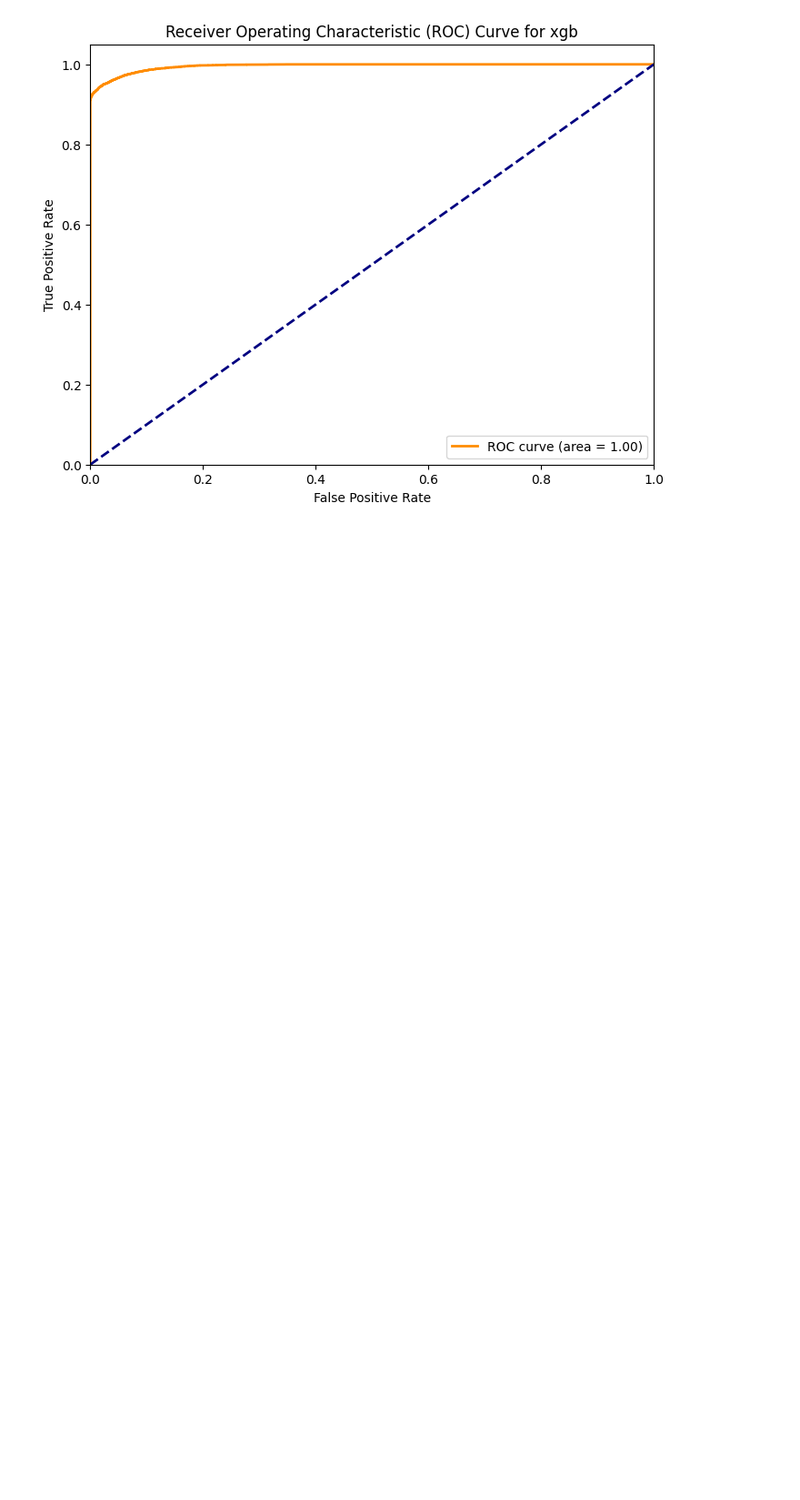
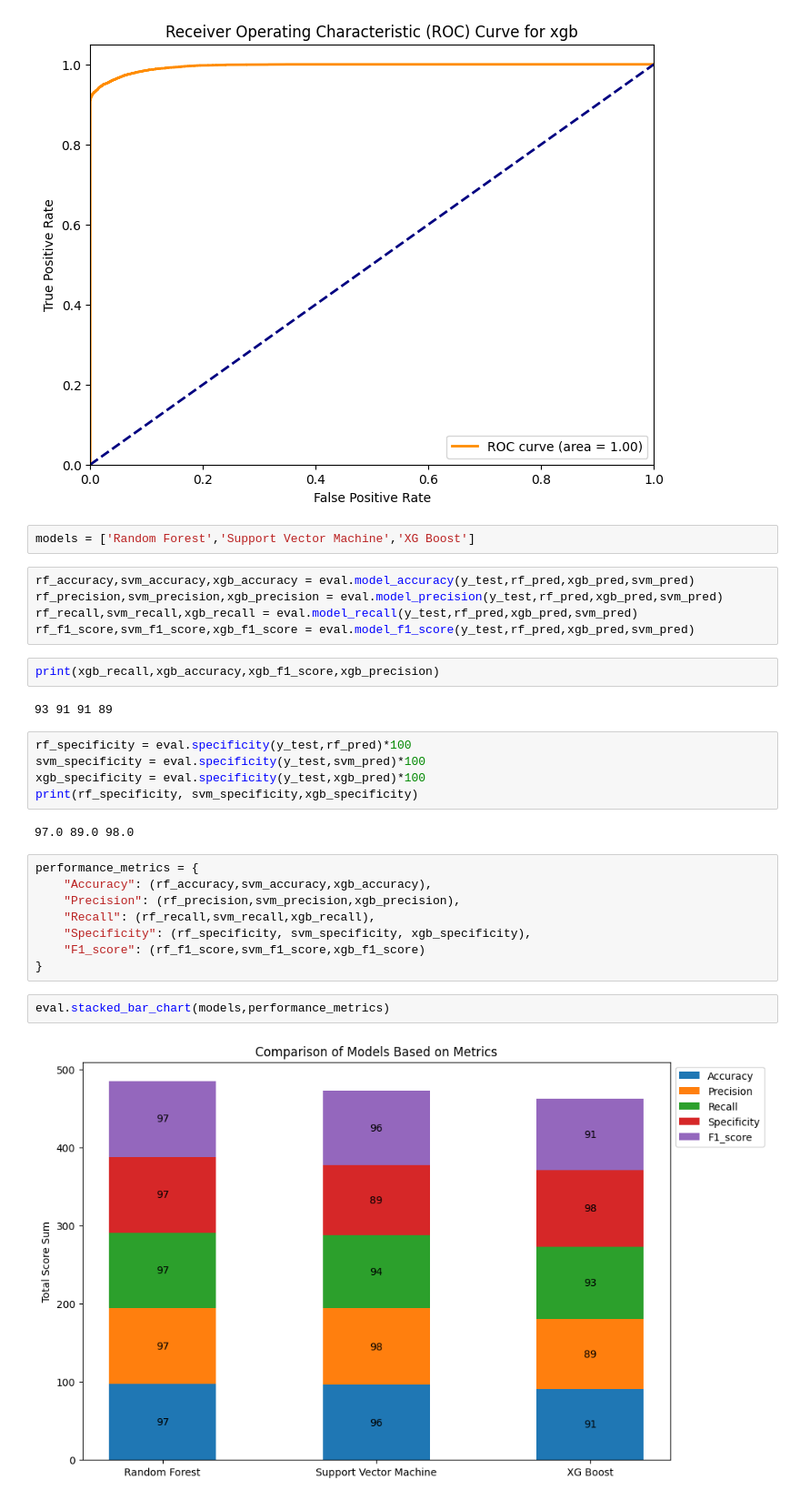
Before and after one commit to Dessleb/research, a Jupyter notebook: diabetes_detection.ipynb, the cells around one changed output. Shown: that part at 91% size. Saved outputs shown, nothing was run; the diff lists cells and outputs as text; blank space fills up the shorter version.

```diff
--- a/diabetes_detection.ipynb
+++ b/diabetes_detection.ipynb
@@ -289,3 +279,33 @@ eval.plot_auc_roc_curve(xgb_model,'xgb',X_test,y_test)
 weighted avg       0.91      0.91      0.91     20000
 [figure]
 [figure]
+# %%
+models = ['Random Forest','Support Vector Machine','XG Boost']
+# %%
+rf_accuracy,svm_accuracy,xgb_accuracy = eval.model_accuracy(y_test,rf_pred,xgb_pred,svm_pred)
+rf_precision,svm_precision,xgb_precision = eval.model_precision(y_test,rf_pred,xgb_pred,svm_pred)
+rf_recall,svm_recall,xgb_recall = eval.model_recall(y_test,rf_pred,xgb_pred,svm_pred)
+rf_f1_score,svm_f1_score,xgb_f1_score = eval.model_f1_score(y_test,rf_pred,xgb_pred,svm_pred)
+# %%
+print(xgb_recall,xgb_accuracy,xgb_f1_score,xgb_precision)
+# %% [output]
+93 91 91 89
+# %%
+rf_specificity = eval.specificity(y_test,rf_pred)*100
+svm_specificity = eval.specificity(y_test,svm_pred)*100
+xgb_specificity = eval.specificity(y_test,xgb_pred)*100
+print(rf_specificity, svm_specificity,xgb_specificity)
+# %% [output]
+97.0 89.0 98.0
+# %%
+performance_metrics = {
+    "Accuracy": (rf_accuracy,svm_accuracy,xgb_accuracy),
+    "Precision": (rf_precision,svm_precision,xgb_precision),
+    "Recall": (rf_recall,svm_recall,xgb_recall),
+    "Specificity": (rf_specificity, svm_specificity, xgb_specificity),
+    "F1_score": (rf_f1_score,svm_f1_score,xgb_f1_score)
+}
+# %%
+eval.stacked_bar_chart(models,performance_metrics)
+# %% [output]
+[figure, added]
```
Also changed, not shown: parts of 5 cells of this notebook, 1 other file.
